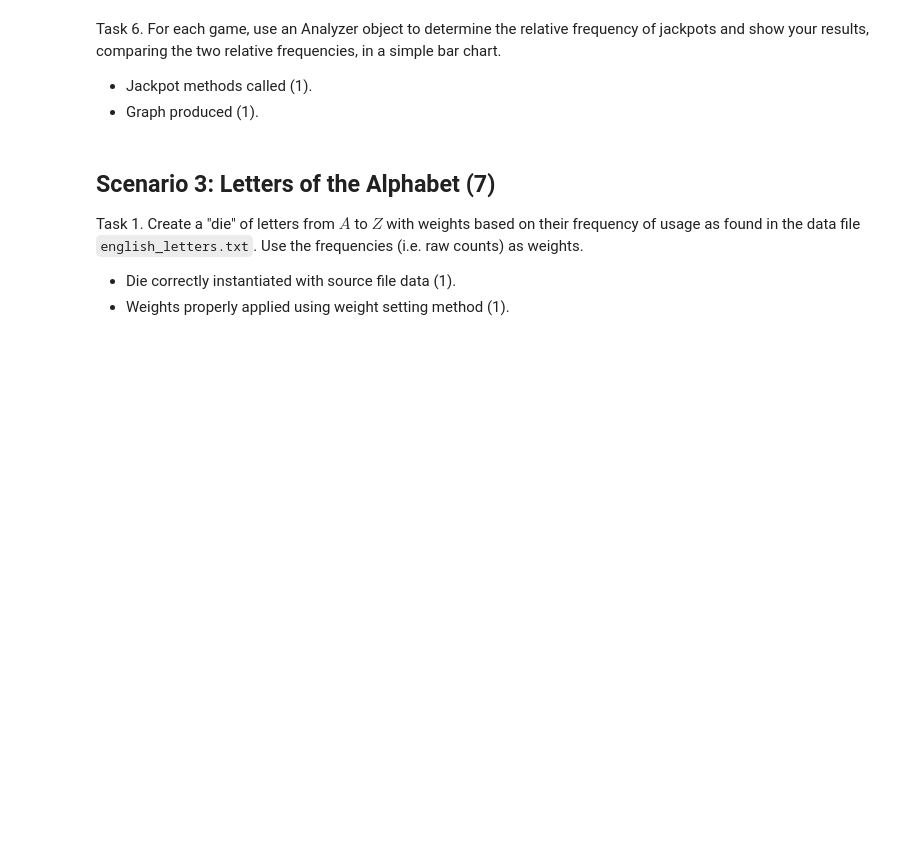
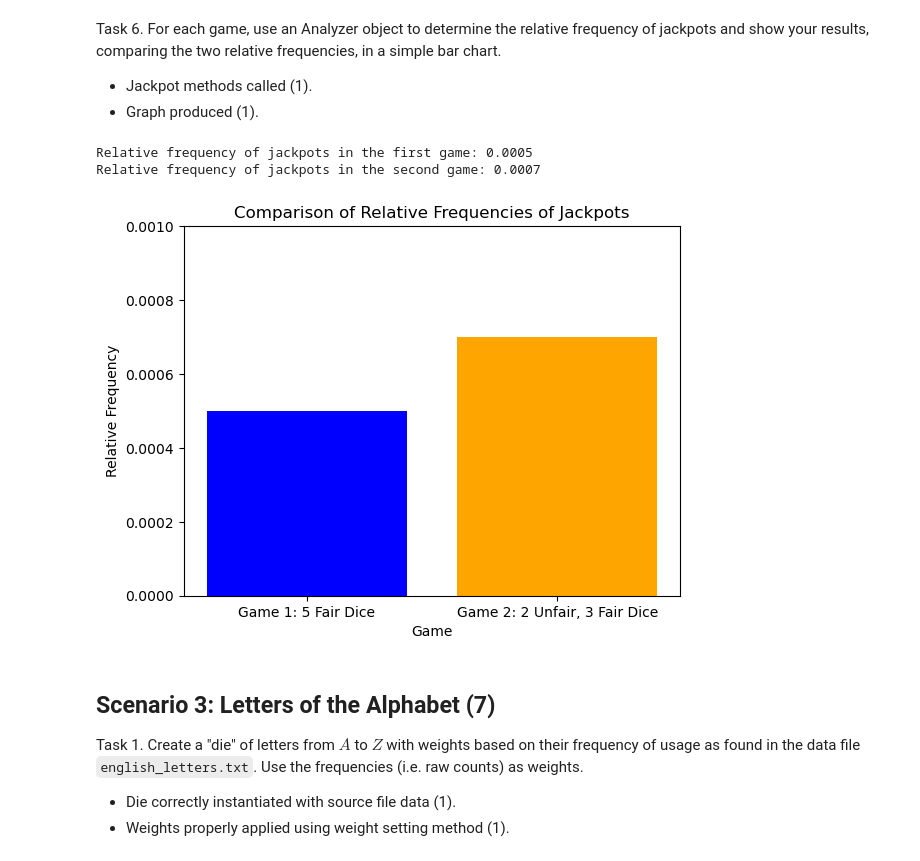
Before and after one commit to 1wgrumph/montecarloprojectds5100, a Jupyter notebook: montecarlo_demo.ipynb, the cells around one changed output. Saved outputs shown, nothing was run; the diff lists cells and outputs as text; code cells hidden in the pictures; blank space fills up the shorter version.

```diff
--- a/montecarlo_demo.ipynb
+++ b/montecarlo_demo.ipynb
@@ -662,30 +779,34 @@ Task 6. For each game, use an Analyzer object to determine the relative frequenc
 # %%
 from montecarlo import Analyzer
 import matplotlib.pyplot as plt
 
 # Analyze the first game (5 fair dice)
 analyzer_game1 = Analyzer(game)
 jackpots_game1 = analyzer_game1.jackpot()
 relative_frequency_game1 = jackpots_game1 / 10000  # 10,000 rolls in the first game
 print(f"Relative frequency of jackpots in the first game: {relative_frequency_game1:.4f}")
 
 # Analyze the second game (2 unfair dice and 3 fair dice)
 analyzer_game2 = Analyzer(new_game)
 jackpots_game2 = analyzer_game2.jackpot()
 relative_frequency_game2 = jackpots_game2 / 10000  # 10,000 rolls in the second game
 print(f"Relative frequency of jackpots in the second game: {relative_frequency_game2:.4f}")
 
 # Compare results in a bar chart
 games = ['Game 1: 5 Fair Dice', 'Game 2: 2 Unfair, 3 Fair Dice']
 relative_frequencies = [relative_frequency_game1, relative_frequency_game2]
 
 # Plot the bar chart
 plt.bar(games, relative_frequencies, color=['blue', 'orange'])
 plt.title('Comparison of Relative Frequencies of Jackpots')
 plt.ylabel('Relative Frequency')
 plt.xlabel('Game')
-plt.ylim(0, 1)  # Set y-axis limit for better visualization
+plt.ylim(0, 0.001)  # Set y-axis limit for better visualization
 plt.show()
+# %% [output]
+Relative frequency of jackpots in the first game: 0.0005
+Relative frequency of jackpots in the second game: 0.0007
+[figure, added]
 # %% [markdown]
 ## Scenario 3: Letters of the Alphabet (7)
 
```
Also changed, not shown: parts of 20 cells of this notebook.
